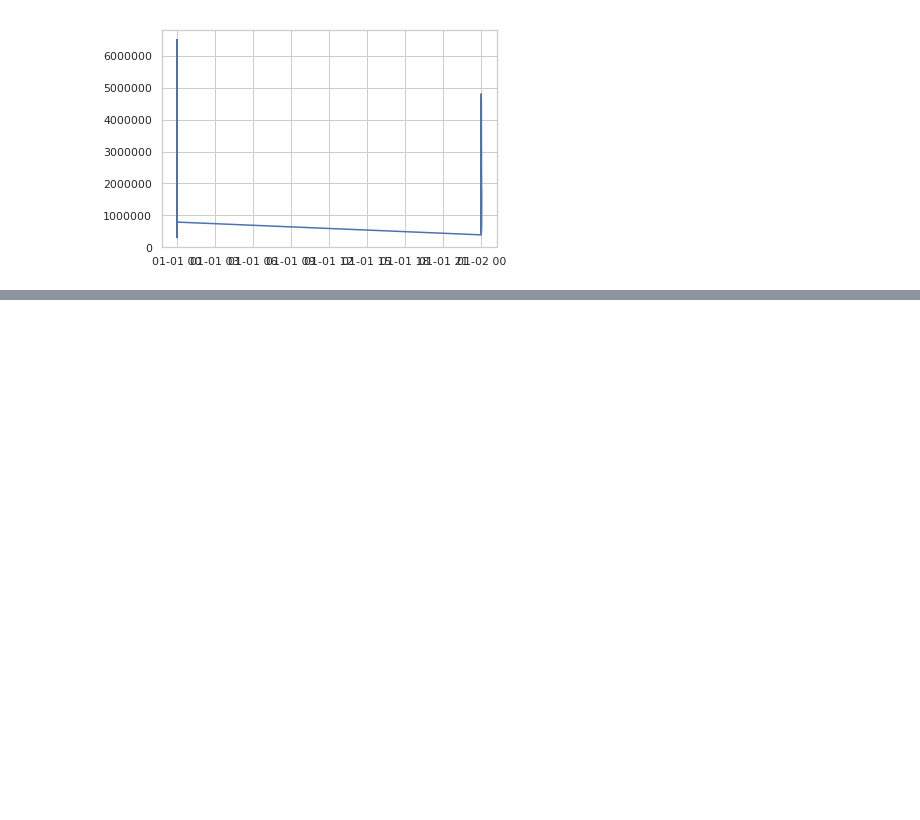
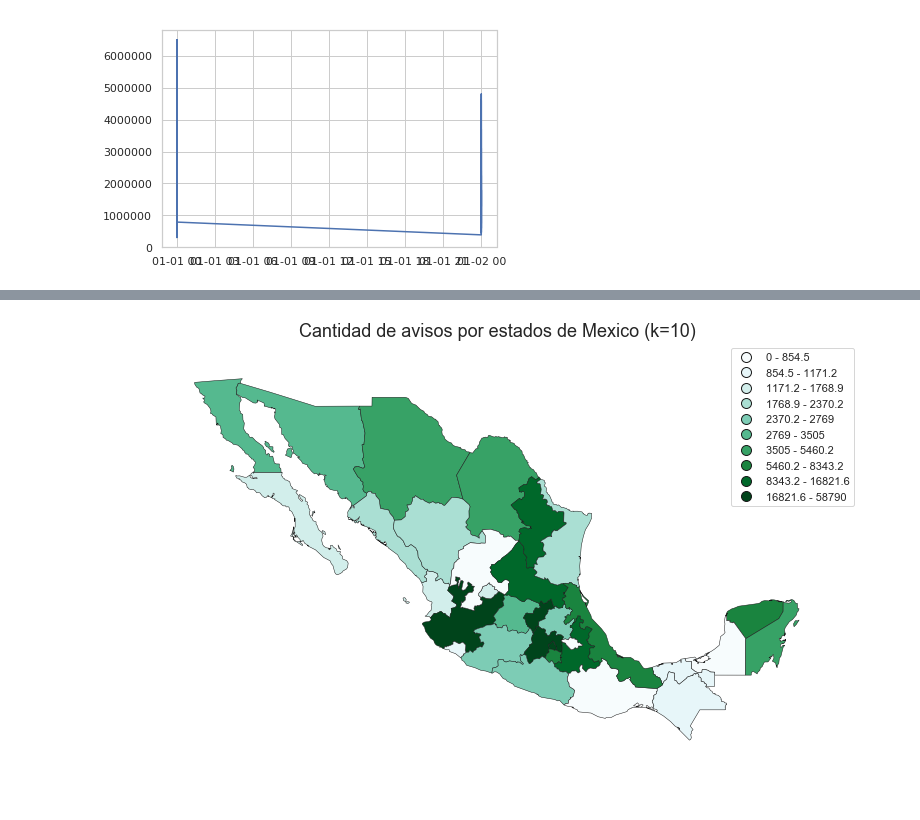
Before and after one commit to alepenaa94/Datos1-2C-2019, a Jupyter notebook: DATOS.ipynb, the cells around one changed output, grey strips where cells are left out. Saved outputs shown, nothing was run; the diff lists cells and outputs as text; code cells hidden in the pictures; blank space fills up the shorter version.

```diff
--- a/DATOS.ipynb
+++ b/DATOS.ipynb
@@ -181,0 +242,5 @@ plt.plot(aux['fecha'].head(100),aux['precio'].head(100))
+# %%
+fig = gplt.choropleth(mx_cantidad, hue='CANTIDAD', cmap='BuGn',edgecolor='k',k=10,linewidth=0.5,figsize=(13,13), legend=True);
+fig.set_title('Cantidad de avisos por estados de Mexico (k=10)', fontsize=18);
+# %% [output]
+[figure, added]
```
Also changed, not shown: parts of 10 cells of this notebook.
